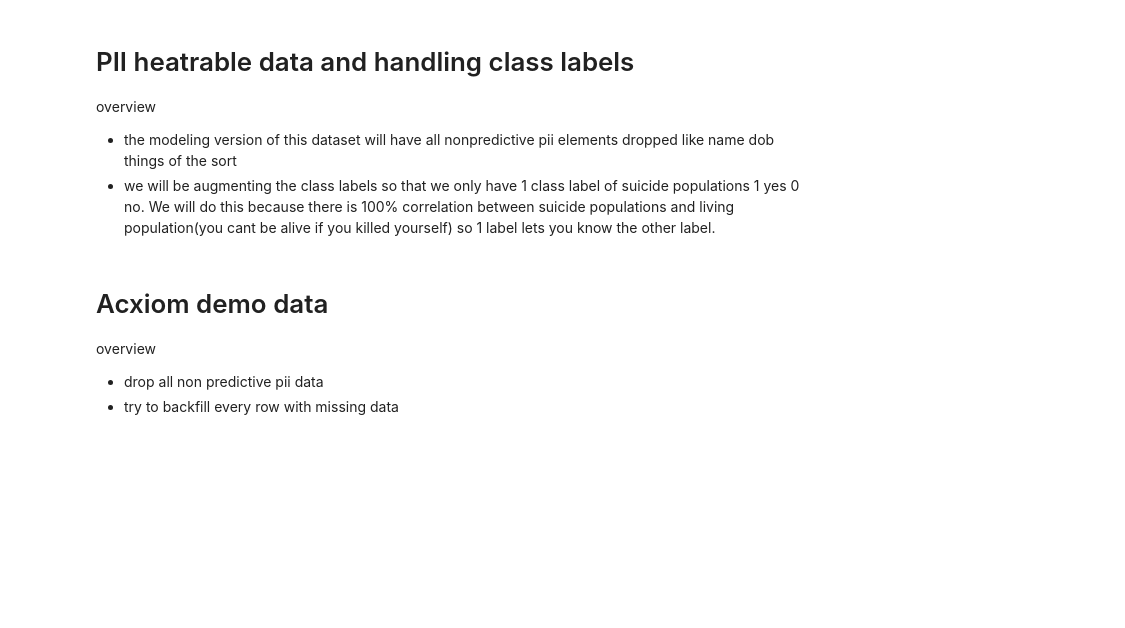
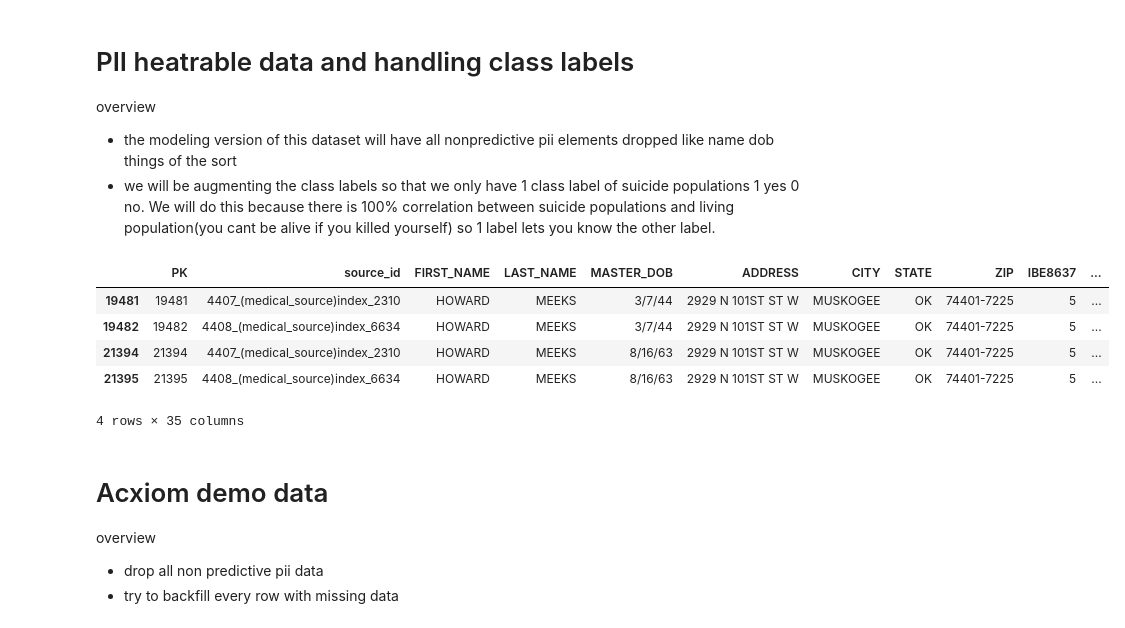
Before and after one commit to dunncw/cf_Projects, a Jupyter notebook: VA_project/python_work/creating_dev_sample_v2/preprocess_acxiom_demo.ipynb, the cells around one changed output. Drawn from its saved outputs; the diff is of its cells as text; code cells hidden in the pictures; blank space fills up the shorter version.

```diff
--- a/VA_project/python_work/creating_dev_sample_v2/preprocess_acxiom_demo.ipynb
+++ b/VA_project/python_work/creating_dev_sample_v2/preprocess_acxiom_demo.ipynb
@@ -24,6 +24,17 @@ PII_hearttable['is_suicide'] = np.where(PII_hearttable['source_id'].str.contains
 # need to drop all non predictive pii info as it wont help the model.
 # only keep columns 'source_id' and 'is_suicide' from dataset pii_hearttable
 PII_hearttable = PII_hearttable[['source_id', 'is_suicide']]
+# %%
+# there are 2 rows '6080_(medical_source)index_4232', and '6990_(medical_source)index_4966' that do not have a class label
+# grab all the rows with duplicate indexs in dataframe acxiom demo
+acxiom_demo[acxiom_demo.duplicated(subset=['source_id'], keep=False)]
+# %% [output]
+|  | PK | source_id | FIRST_NAME | LAST_NAME | MASTER_DOB | ADDRESS | CITY | STATE | ZIP | IBE8637 | ... |
+| 19481 | 19481 | 4407_(medical_source)index_2310 | HOWARD | MEEKS | 3/7/44 | 2929 N 101ST ST W | MUSKOGEE | OK | 74401-7225 | 5 | ... |
+| 19482 | 19482 | 4408_(medical_source)index_6634 | HOWARD | MEEKS | 3/7/44 | 2929 N 101ST ST W | MUSKOGEE | OK | 74401-7225 | 5 | ... |
+| 21394 | 21394 | 4407_(medical_source)index_2310 | HOWARD | MEEKS | 8/16/63 | 2929 N 101ST ST W | MUSKOGEE | OK | 74401-7225 | 5 | ... |
+| 21395 | 21395 | 4408_(medical_source)index_6634 | HOWARD | MEEKS | 8/16/63 | 2929 N 101ST ST W | MUSKOGEE | OK | 74401-7225 | 5 | ... |
+4 rows × 35 columns
 # %% [markdown]
 # Acxiom demo data
 overview
```
Also changed, not shown: parts of 7 cells of this notebook, 4 other files.
